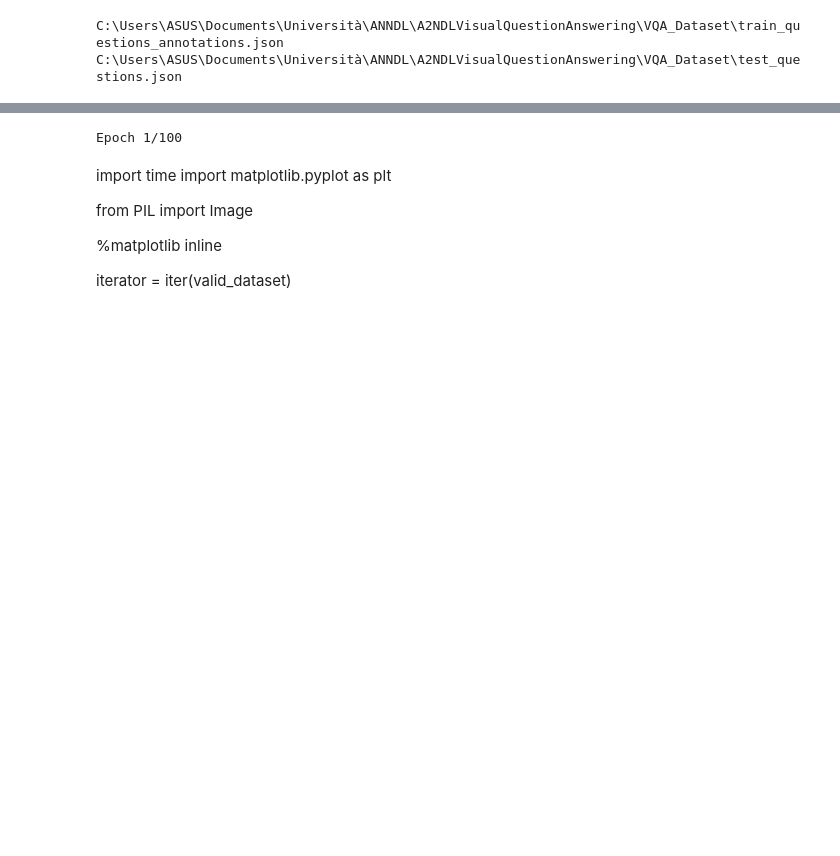
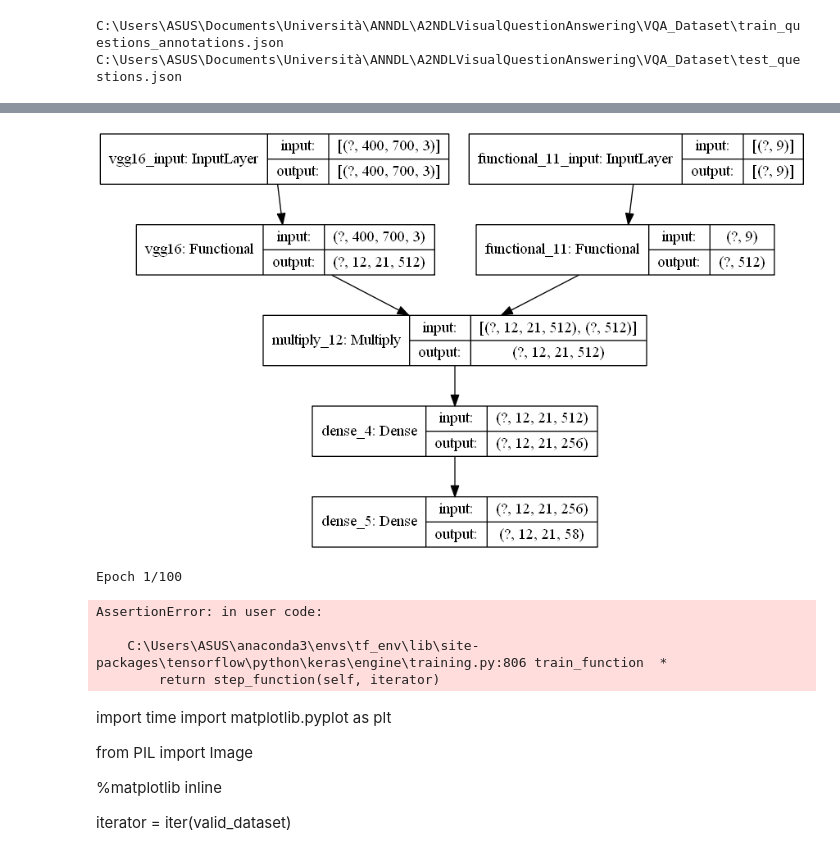
Before and after one commit to tizianofucci/A2NDLVisualQuestionAnswering, a Jupyter notebook: Notebook/local.ipynb, the cells around one changed output, grey strips where cells are left out. Saved outputs shown, nothing was run; the diff lists cells and outputs as text; code cells hidden in the pictures; blank space fills up the shorter version.

Commit message:
add model

```diff
--- a/Notebook/local.ipynb
+++ b/Notebook/local.ipynb
@@ -381,33 +421,21 @@ def create_mask(pred_mask):
 # %%
 # This function is used for creating a model without skip connections
-def create_model(depth, start_f, num_classes):
+def create_model():
 
     model = tf.keras.Sequential()
-
+    model2 = tf.keras.Sequential()
     # Encoder
     # -------
     model.add(vgg)
+    model2.add(model_lstm)
 
-    start_f = 256
+    scores = tf.keras.layers.Multiply()([model.output, model2.output])
 
-    # Decoder
-    # -------
-    for i in range(depth):
-        model.add(tf.keras.layers.UpSampling2D(2, interpolation='bilinear'))
-        model.add(tf.keras.layers.Conv2D(filters=start_f,
-                                         kernel_size=(3, 3),
-                                         strides=(1, 1),
-                                         padding='same'))
-        model.add(tf.keras.layers.ReLU())
+    denso = tf.keras.layers.Dense(units=256, activation='selu')(scores)
 
-        start_f = start_f // 2
+    output = tf.keras.layers.Dense(units=58, activation='softmax')(denso)
 
-    # Prediction Layer
-    # ----------------
-    model.add(tf.keras.layers.Conv2D(filters=num_classes,
-                                     kernel_size=(1, 1),
-                                     strides=(1, 1),
-                                     padding='same',
-                                     activation='softmax'))
+    final_model = tf.keras.Model([model.inputs,model2.inputs], output)
 
-    return model
+
+    return final_model
@@ -573,3 +442,5 @@ model = unet_model(3)
+# %%
+model = create_model()
 # %%
 model.summary()
 # %% [output]
@@ -593,3 +464,7 @@ ________________________________________________________________________________
+# %%
+tf.keras.utils.plot_model(model, show_shapes=True)
+# %% [output]
+[figure, added]
 # %%
 # Optimization params
 # -------------------
@@ -684,10 +559,10 @@ if early_stop:
     callbacks.append(es_callback)
 
 
-model.fit(x=train_dataset0,
+model.fit(x=train_dataset,
           epochs=100,  #### set repeat in training dataset
           steps_per_epoch=len(dataset),#+len(dataset1)
-          validation_data=valid_dataset0,
+          validation_data=valid_dataset,
           validation_steps=len(dataset_valid), #+len(dataset_valid1)
           callbacks=callbacks)
 
@@ -697,6 +572,10 @@ model.fit(x=train_dataset0,
 # 2. localhost:PORT   <- in your browser
 # %% [output]
 Epoch 1/100
+AssertionError: in user code:
+
+    C:\Users\ASUS\anaconda3\envs\tf_env\lib\site-packages\tensorflow\python\keras\engine\training.py:806 train_function  *
+        return step_function(self, iterator)
 # %% [markdown]
 import time
 import matplotlib.pyplot as plt
```
Also changed, not shown: parts of 15 cells of this notebook, 1 other file.
